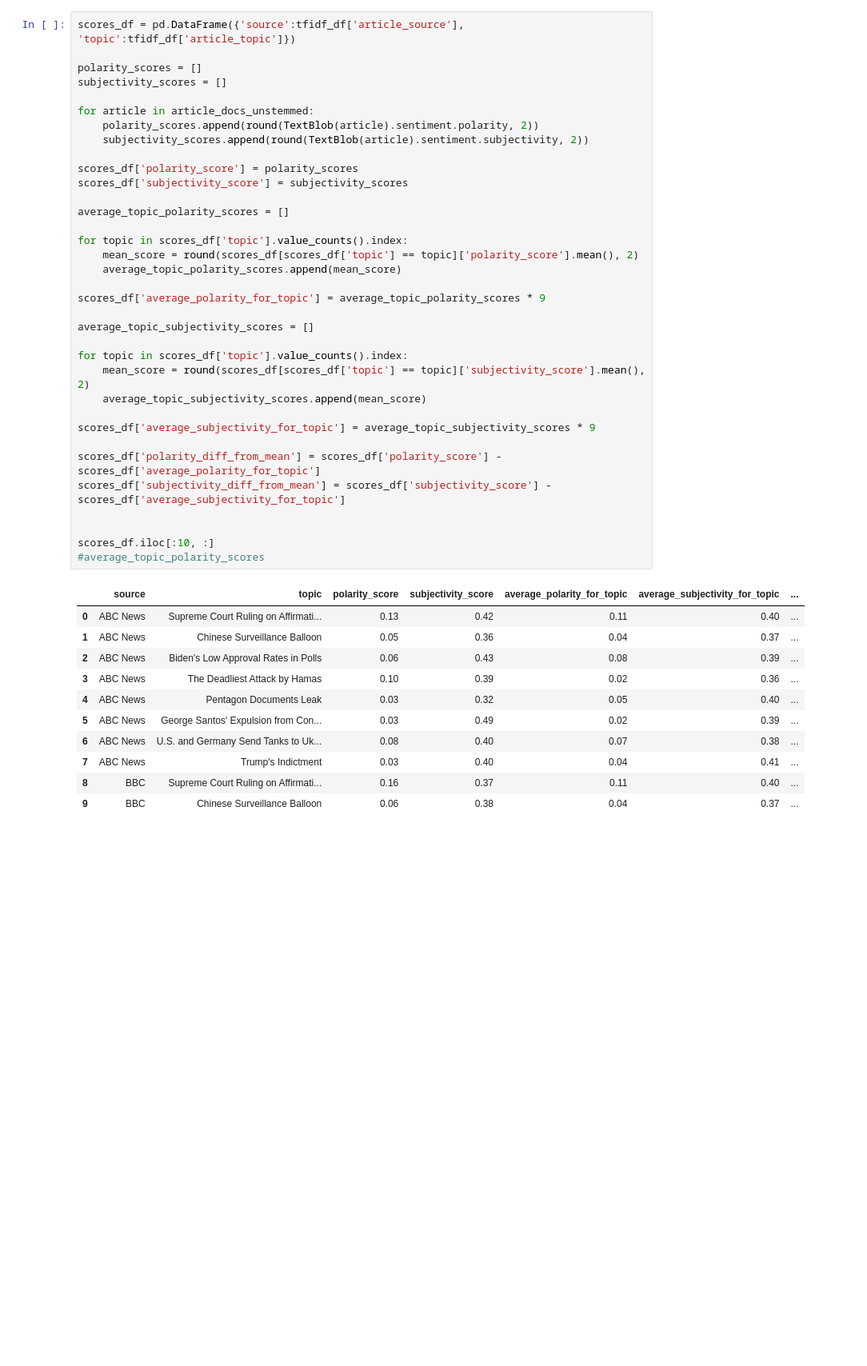
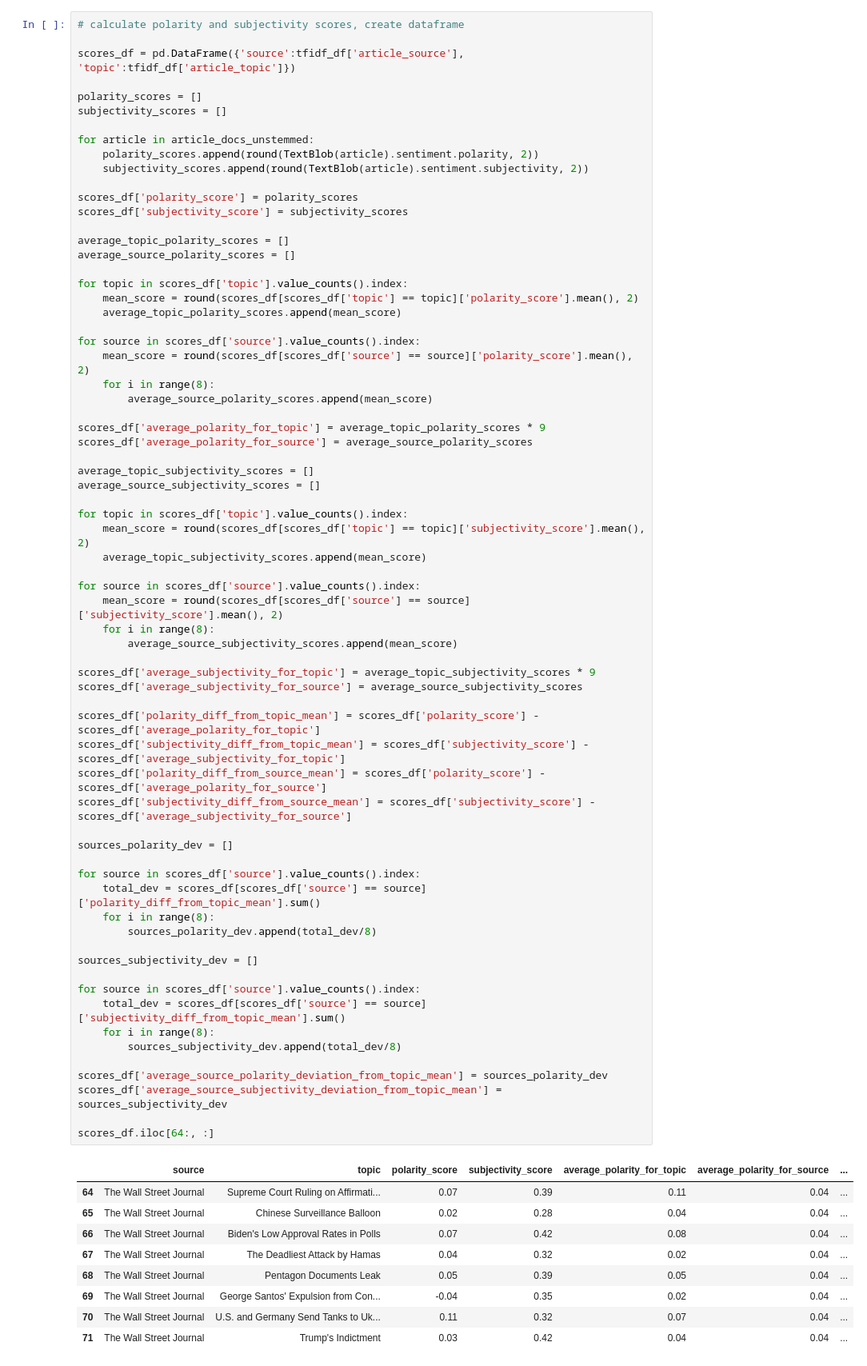
Before and after one commit to kamilapalys/capstone, a Jupyter notebook: src/news.ipynb, the cells around one changed output. Shown at 80% size. Cells and saved outputs as stored; diff of their text form; blank space fills up the shorter version.

```diff
--- a/src/news.ipynb
+++ b/src/news.ipynb
@@ -502,49 +501,80 @@ source_docs_unstemmed
  'supreme court thursday held race conscious admissions programs harvard university north carolina violate constitutions guarantee equal protection historic ruling rolls back decades precedent force d ...
  'thursdays decision force reworking admissions criteria throughout american higher education decades pursuit diversity article faith watershed decision chief justice john roberts sets new parameters  ...
 # %%
+# calculate polarity and subjectivity scores, create dataframe
+
 scores_df = pd.DataFrame({'source':tfidf_df['article_source'], 'topic':tfidf_df['article_topic']})
 
 polarity_scores = []
 subjectivity_scores = []
 
 for article in article_docs_unstemmed:
     polarity_scores.append(round(TextBlob(article).sentiment.polarity, 2))
     subjectivity_scores.append(round(TextBlob(article).sentiment.subjectivity, 2))
 
 scores_df['polarity_score'] = polarity_scores
 scores_df['subjectivity_score'] = subjectivity_scores
 
 average_topic_polarity_scores = []
+average_source_polarity_scores = []
 
 for topic in scores_df['topic'].value_counts().index:
     mean_score = round(scores_df[scores_df['topic'] == topic]['polarity_score'].mean(), 2)
     average_topic_polarity_scores.append(mean_score)
 
+for source in scores_df['source'].value_counts().index:
+    mean_score = round(scores_df[scores_df['source'] == source]['polarity_score'].mean(), 2)
+    for i in range(8):
+        average_source_polarity_scores.append(mean_score)
+
 scores_df['average_polarity_for_topic'] = average_topic_polarity_scores * 9
+scores_df['average_polarity_for_source'] = average_source_polarity_scores
 
 average_topic_subjectivity_scores = []
+average_source_subjectivity_scores = []
 
 for topic in scores_df['topic'].value_counts().index:
     mean_score = round(scores_df[scores_df['topic'] == topic]['subjectivity_score'].mean(), 2)
     average_topic_subjectivity_scores.append(mean_score)
 
+for source in scores_df['source'].value_counts().index:
+    mean_score = round(scores_df[scores_df['source'] == source]['subjectivity_score'].mean(), 2)
+    for i in range(8):
+        average_source_subjectivity_scores.append(mean_score)
+
 scores_df['average_subjectivity_for_topic'] = average_topic_subjectivity_scores * 9
+scores_df['average_subjectivity_for_source'] = average_source_subjectivity_scores
 
-scores_df['polarity_diff_from_mean'] = scores_df['polarity_score'] - scores_df['average_polarity_for_topic']
-scores_df['subjectivity_diff_from_mean'] = scores_df['subjectivity_score'] - scores_df['average_subjectivity_for_topic']
+scores_df['polarity_diff_from_topic_mean'] = scores_df['polarity_score'] - scores_df['average_polarity_for_topic']
+scores_df['subjectivity_diff_from_topic_mean'] = scores_df['subjectivity_score'] - scores_df['average_subjectivity_for_topic']
+scores_df['polarity_diff_from_source_mean'] = scores_df['polarity_score'] - scores_df['average_polarity_for_source']
+scores_df['subjectivity_diff_from_source_mean'] = scores_df['subjectivity_score'] - scores_df['average_subjectivity_for_source']
 
+sources_polarity_dev = []
 
-scores_df.iloc[:10, :]
-#average_topic_polarity_scores
+for source in scores_df['source'].value_counts().index:
+    total_dev = scores_df[scores_df['source'] == source]['polarity_diff_from_topic_mean'].sum()
+    for i in range(8):
+        sources_polarity_dev.append(total_dev/8)
+
+sources_subjectivity_dev = []
+
+for source in scores_df['source'].value_counts().index:
+    total_dev = scores_df[scores_df['source'] == source]['subjectivity_diff_from_topic_mean'].sum()
+    for i in range(8):
+        sources_subjectivity_dev.append(total_dev/8)
+
+scores_df['average_source_polarity_deviation_from_topic_mean'] = sources_polarity_dev
+scores_df['average_source_subjectivity_deviation_from_topic_mean'] = sources_subjectivity_dev
+
+scores_df.iloc[64:, :]
 # %% [output]
-|  | source | topic | polarity_score | subjectivity_score | average_polarity_for_topic | average_subjectivity_for_topic | ... |
-| 0 | ABC News | Supreme Court Ruling on Affirmati... | 0.13 | 0.42 | 0.11 | 0.40 | ... |
-| 1 | ABC News | Chinese Surveillance Balloon | 0.05 | 0.36 | 0.04 | 0.37 | ... |
-| 2 | ABC News | Biden's Low Approval Rates in Polls | 0.06 | 0.43 | 0.08 | 0.39 | ... |
-| 3 | ABC News | The Deadliest Attack by Hamas | 0.10 | 0.39 | 0.02 | 0.36 | ... |
-| 4 | ABC News | Pentagon Documents Leak | 0.03 | 0.32 | 0.05 | 0.40 | ... |
-| 5 | ABC News | George Santos' Expulsion from Con... | 0.03 | 0.49 | 0.02 | 0.39 | ... |
-| 6 | ABC News | U.S. and Germany Send Tanks to Uk... | 0.08 | 0.40 | 0.07 | 0.38 | ... |
-| 7 | ABC News | Trump's Indictment | 0.03 | 0.40 | 0.04 | 0.41 | ... |
-| 8 | BBC | Supreme Court Ruling on Affirmati... | 0.16 | 0.37 | 0.11 | 0.40 | ... |
-| 9 | BBC | Chinese Surveillance Balloon | 0.06 | 0.38 | 0.04 | 0.37 | ... |
+|  | source | topic | polarity_score | subjectivity_score | average_polarity_for_topic | average_polarity_for_source | ... |
+| 64 | The Wall Street Journal | Supreme Court Ruling on Affirmati... | 0.07 | 0.39 | 0.11 | 0.04 | ... |
+| 65 | The Wall Street Journal | Chinese Surveillance Balloon | 0.02 | 0.28 | 0.04 | 0.04 | ... |
+| 66 | The Wall Street Journal | Biden's Low Approval Rates in Polls | 0.07 | 0.42 | 0.08 | 0.04 | ... |
+| 67 | The Wall Street Journal | The Deadliest Attack by Hamas | 0.04 | 0.32 | 0.02 | 0.04 | ... |
+| 68 | The Wall Street Journal | Pentagon Documents Leak | 0.05 | 0.39 | 0.05 | 0.04 | ... |
+| 69 | The Wall Street Journal | George Santos' Expulsion from Con... | -0.04 | 0.35 | 0.02 | 0.04 | ... |
+| 70 | The Wall Street Journal | U.S. and Germany Send Tanks to Uk... | 0.11 | 0.32 | 0.07 | 0.04 | ... |
+| 71 | The Wall Street Journal | Trump's Indictment | 0.03 | 0.42 | 0.04 | 0.04 | ... |
```
Also changed, not shown: parts of 7 cells of this notebook, 1 other file.
